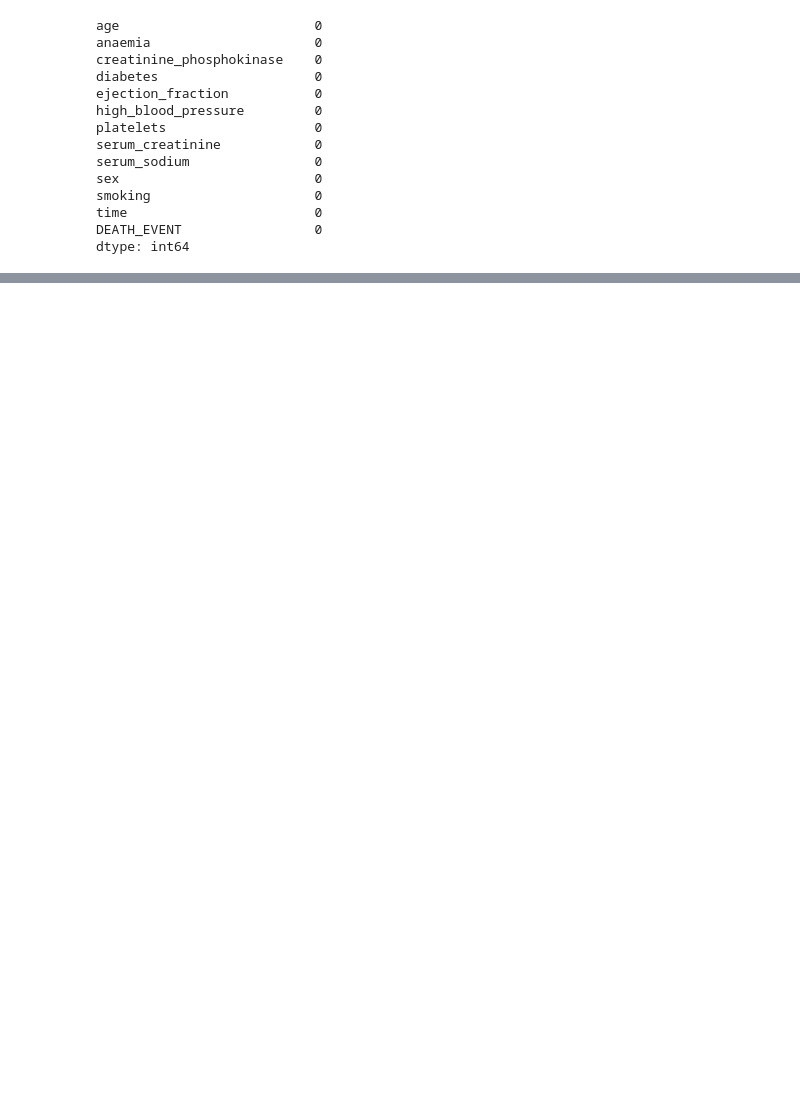
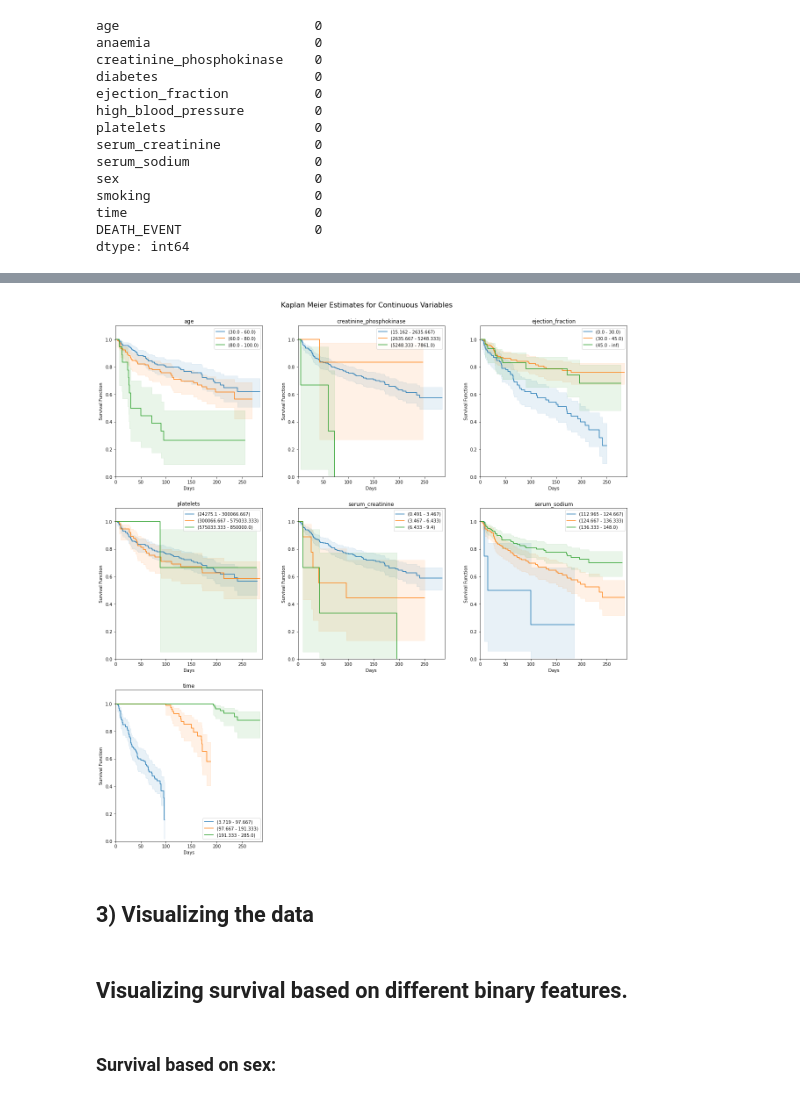
Before and after one commit to JuanD5/Machine-learning-projects, a Jupyter notebook: Prediction projects/Heart Failure Prediction/HFP.ipynb, the cells around one changed output, grey strips where cells are left out. Saved outputs shown, nothing was run; the diff lists cells and outputs as text; code cells hidden in the pictures; blank space fills up the shorter version.

```diff
--- a/Prediction projects/Heart Failure Prediction/HFP.ipynb
+++ b/Prediction projects/Heart Failure Prediction/HFP.ipynb
@@ -132,3 +156,0 @@ sns.countplot(x='DEATH_EVENT',hue = 'anaemia',data = df,palette='RdBu_r')
-# %%
-sns.set_style('whitegrid')
-sns.countplot(x='DEATH_EVENT',hue = 'smoking',data = df,palette='RdBu_r')
@@ -138,3 +156,0 @@ sns.countplot(x='DEATH_EVENT',hue = 'smoking',data = df,palette='RdBu_r')
-# %%
-sns.set_style('whitegrid')
-sns.countplot(x='DEATH_EVENT',hue = 'high_blood_pressure',data = df,palette='RdBu_r')
@@ -230,0 +262,28 @@ fig.show()
+# %%
+fig, ax = plt.subplots(nrows=3, ncols=3, figsize=(18,18))
+
+plt.tight_layout(pad=5.0)
+
+split_points = [[30.0,60.0,80.0,100.0],3,[0,30.0,45.0,np.inf],3,3,3,3]
+
+for i,feat in enumerate(numerical_cols.columns):
+    con_fits = km_fits(df, hue=feat,split_points=split_points[i])
+
+    [x.plot(title=feat, ylabel="Survival Function", xlabel="Days",
+            ylim=(0,1.1), xlim=(0,290), ci_alpha=0.1,
+            ax=ax.flatten()[i]) for x in con_fits]
+
+ax.flatten()[-1].set_visible(False)
+ax.flatten()[-2].set_visible(False)
+
+fig.suptitle("Kaplan Meier Estimates for Continuous Variables ", fontsize=16.0, y=1.0)
+
+plt.show()
+# %% [output]
+[figure, added]
+# %% [markdown]
+## **3) Visualizing the data**
+# %% [markdown]
+## **Visualizing survival based on different binary features**.
+# %% [markdown]
+### **Survival based on sex**:
```
Also changed, not shown: parts of 109 cells of this notebook, 11 other files.
